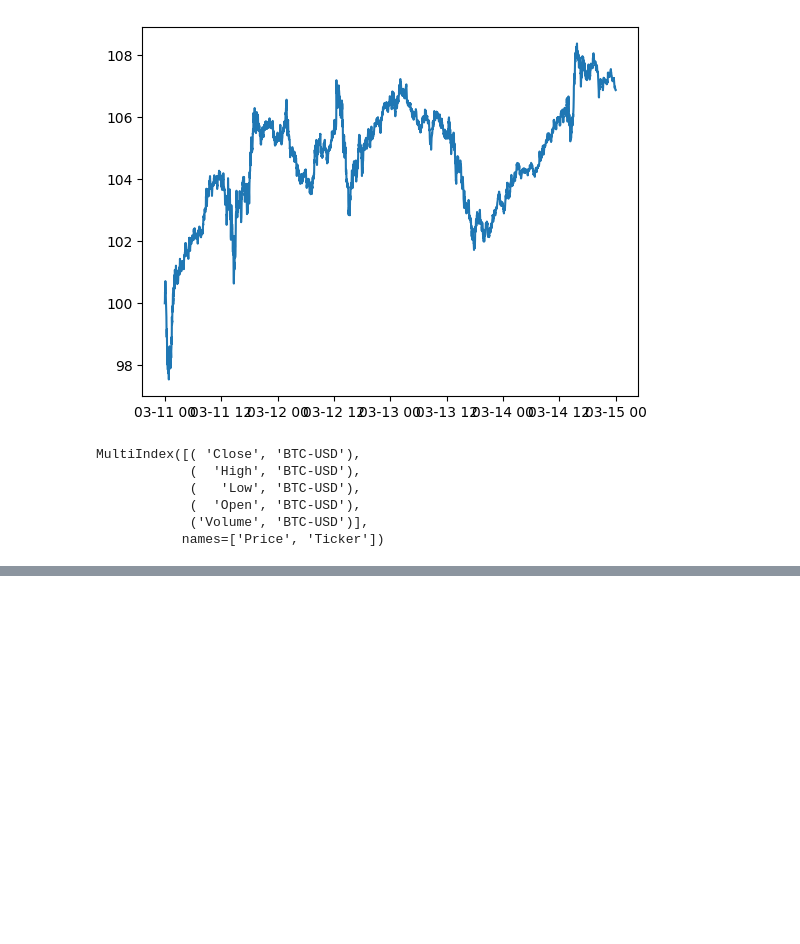
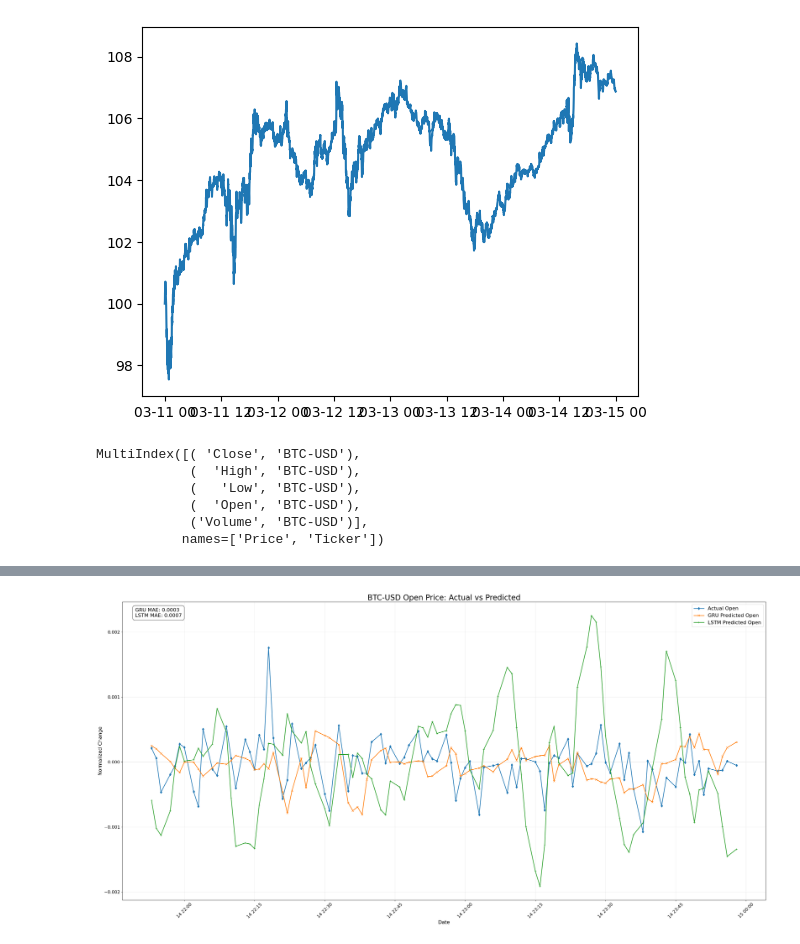
Before and after one commit to IlayeeSade/TINGS, a Jupyter notebook: Stock_methods.ipynb, the cells around one changed output, grey strips where cells are left out. Saved outputs shown, nothing was run; the diff lists cells and outputs as text; code cells hidden in the pictures; blank space fills up the shorter version.

```diff
--- a/Stock_methods.ipynb
+++ b/Stock_methods.ipynb
@@ -58,9 +58,9 @@ MultiIndex([( 'Close', 'BTC-USD'),
 stock_data.columns = ['_'.join(col) for col in stock_data.columns]
 stock_pcts = stock_data.pct_change()
 stock_pcts_res = stock_pcts.iloc[1:]
+stock_pcts_res = stock_pcts_res[f'Open_{ticker}']
 means, stds = stock_pcts_res.mean(), stock_pcts_res.std()
 stock_pcts_res_norm = (stock_pcts_res - means) / stds
-stock_pcts_res_norm.drop(f'Volume_{ticker}', axis=1, inplace=True) # NaN values
 # %%
 class BaselineRNN(nn.Module):
     def __init__(self, input_size, hidden_size, output_size, num_layers=1, dropout=0.2, breed='GRU'):
@@ -114,11 +114,11 @@ class MyDataset(Dataset):
 # %%
 SEQ_LEN = 700
 DEVICE = 'cuda' if torch.cuda.is_available() else 'cpu'
-BATCH_SIZE = 32
+BATCH_SIZE = 256
 PARTITION = 0.8
 
 val_idx, actual_val_pred_idx = 1000, 300
-data = stock_pcts_res_norm[:-val_idx].values
+data = stock_pcts_res_norm[:-val_idx].values.reshape(-1, 1)
 # %%
 dataset = MyDataset(data, SEQ_LEN, DEVICE)
 
@@ -205,5 +208,5 @@ stock_pcts_res_norm[-val_idx:].shape
 # %%
-result_df = stock_pcts_res_norm[-val_idx:].copy()
+result_df = stock_pcts_res[-val_idx:].copy().to_frame()
 result_df = result_df.iloc[SEQ_LEN:]
 
 for breed in ['GRU', 'LSTM']:
@@ -211,18 +214,18 @@ for breed in ['GRU', 'LSTM']:
     model.load_state_dict(torch.load(f'best_model_{breed}.pth'))
     model.eval()
 
-    df_subset = stock_pcts_res_norm[-val_idx:].copy()
+    df_subset = stock_pcts_res_norm[-val_idx:].copy().to_frame()
 
     def create_sequences(df):
         X = []
         for i in range(len(df) - SEQ_LEN + 1):
-            X.append(torch.tensor(((df.iloc[i:i + SEQ_LEN] - means[:-1]) / stds[:-1]).values, dtype=torch.float32, device=DEVICE))
+            X.append(torch.tensor((df.iloc[i:i + SEQ_LEN]).values, dtype=torch.float32, device=DEVICE))
         return torch.stack(X, dim=0)
 
     X = create_sequences(df_subset)
     predictions = model(X.clone().detach())[:-1]  # Shape: (n_samples, seq_len, n_features)
 
-    last_step_predictions = predictions[:, -1, :]
+    last_step_predictions = predictions[:, -1, :]  * torch.tensor(np.array(stds).reshape(1, -1), device=DEVICE) + torch.tensor(np.array(means).reshape(1, -1), device=DEVICE)
 
     pred_columns = [f'{breed}_Pred_{col.split("_")[0]}_{ticker}' for col in df_subset.columns]
     pred_df = pd.DataFrame(last_step_predictions.detach().cpu().numpy(), index=df_subset.index[SEQ_LEN:], columns=pred_columns)
@@ -365,0 +252,35 @@ KeyError: 'Volume_BTC-USD'
+# %%
+df_pred = result_df.copy()[-100:]
+timeline = df_pred.index
+
+# Create a single large figure
+plt.figure(figsize=(30, 15))
+
+# Create the Open price plot
+plt.plot(timeline, df_pred[f'Open_{ticker}'], label='Actual Open', marker='d', linewidth=2)
+plt.plot(timeline, df_pred[f'GRU_Pred_Open_{ticker}'], label='GRU Predicted Open', marker='x', linewidth=2)
+plt.plot(timeline, df_pred[f'LSTM_Pred_Open_{ticker}'], label='LSTM Predicted Open', marker='+', linewidth=2)
+
+# Add labels and formatting
+plt.xlabel('Date', fontsize=16)
+plt.ylabel('Normalized Change', fontsize=16)
+plt.title(f'{ticker} Open Price: Actual vs Predicted', fontsize=24)
+plt.legend(fontsize=16)
+plt.grid(True, alpha=0.3)
+plt.xticks(rotation=45, fontsize=14)
+plt.yticks(fontsize=14)
+
+# Calculate metrics for annotation
+gru_mae = np.mean(np.abs(df_pred[f'Open_{ticker}'] - df_pred[f'GRU_Pred_Open_{ticker}']))
+lstm_mae = np.mean(np.abs(df_pred[f'Open_{ticker}'] - df_pred[f'LSTM_Pred_Open_{ticker}']))
+
+# Add metrics as text annotation
+plt.annotate(f'GRU MAE: {gru_mae:.4f}\nLSTM MAE: {lstm_mae:.4f}',
+             xy=(0.02, 0.95), xycoords='axes fraction',
+             bbox=dict(boxstyle="round,pad=0.5", fc="white", alpha=0.8),
+             fontsize=16)
+
+plt.tight_layout()
+plt.show()
+# %% [output]
+[figure, added]
```
Also changed, not shown: parts of 11 cells of this notebook.
